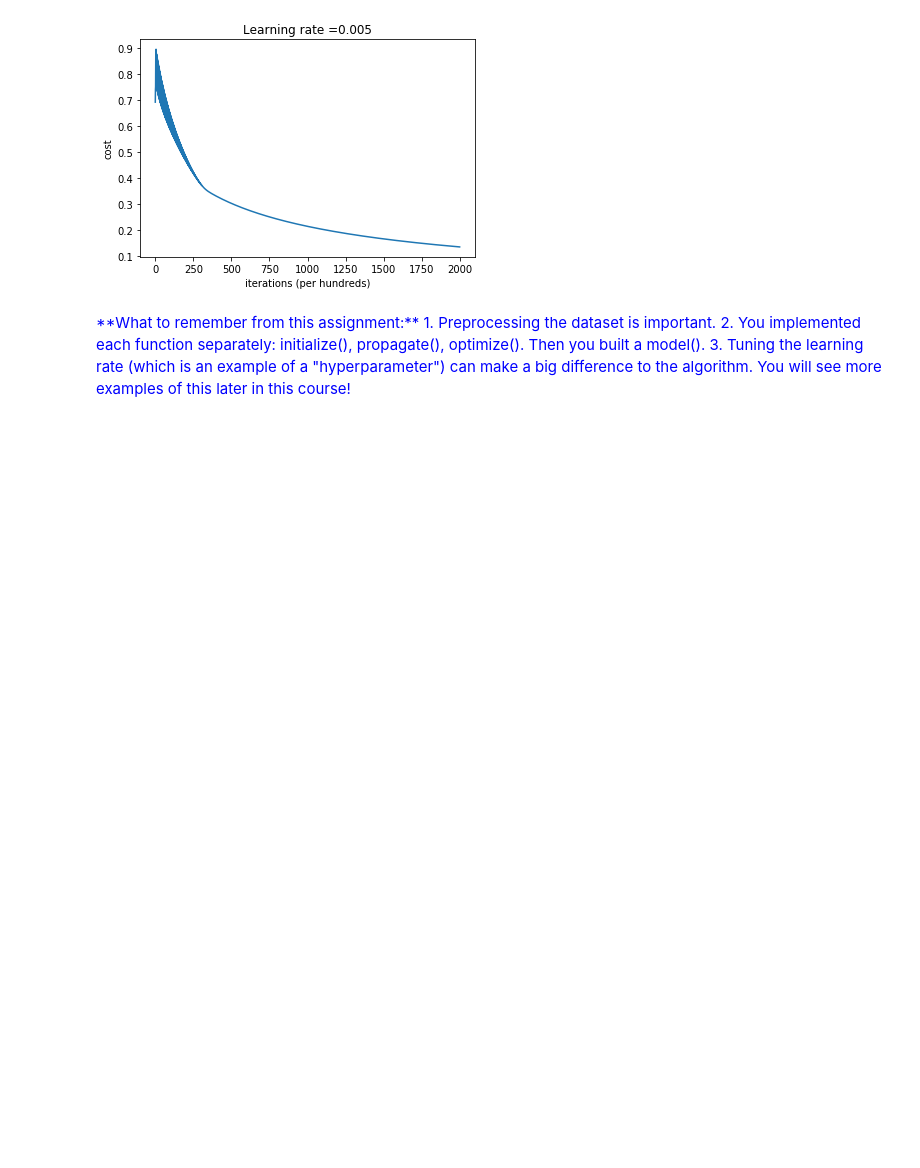
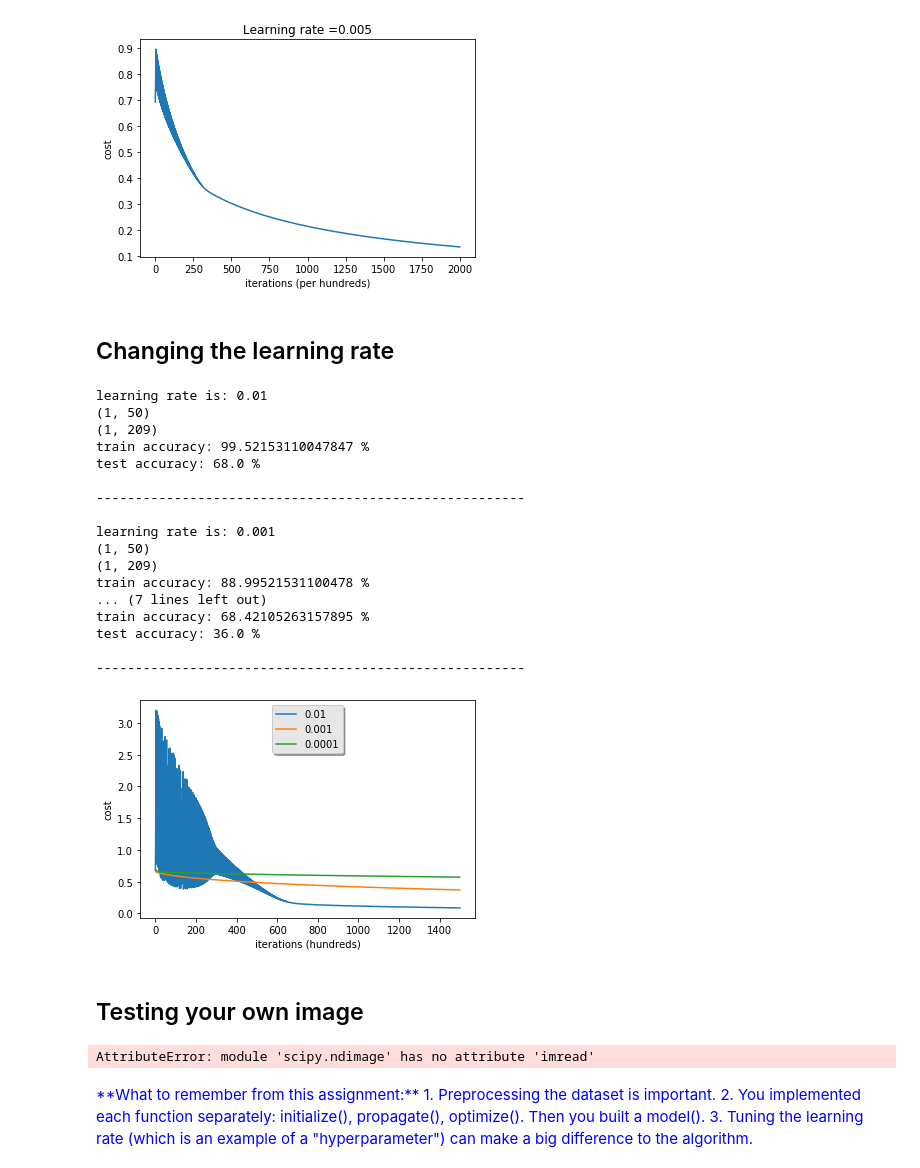
Before and after one commit to asokkumarb/machine-learning, a Jupyter notebook: 1_LR_NN/Log_Reg_NN.ipynb, the cells around one changed output. Drawn from its saved outputs; the diff is of its cells as text; code cells hidden in the pictures; blank space fills up the shorter version.

```diff
--- a/1_LR_NN/Log_Reg_NN.ipynb
+++ b/1_LR_NN/Log_Reg_NN.ipynb
@@ -497,9 +497,63 @@ plt.title("Learning rate =" + str(d["learning_rate"]))
 plt.show()
 # %% [output]
 [figure]
+# %% [markdown]
+## Changing the learning rate
+# %%
+learning_rates = [0.01, 0.001, 0.0001]
+models = {}
+for i in learning_rates:
+    print ("learning rate is: " + str(i))
+    models[str(i)] = model(train_set_x, train_set_y, test_set_x, test_set_y, num_iterations = 1500, learning_rate = i, print_cost = False)
+    print ('\n' + "-------------------------------------------------------" + '\n')
+
+for i in learning_rates:
+    plt.plot(np.squeeze(models[str(i)]["costs"]), label= str(models[str(i)]["learning_rate"]))
+
+plt.ylabel('cost')
+plt.xlabel('iterations (hundreds)')
+
+legend = plt.legend(loc='upper center', shadow=True)
+frame = legend.get_frame()
+frame.set_facecolor('0.90')
+plt.show()
+# %% [output]
+learning rate is: 0.01
+(1, 50)
+(1, 209)
+train accuracy: 99.52153110047847 %
+test accuracy: 68.0 %
+
+-------------------------------------------------------
+
+learning rate is: 0.001
+(1, 50)
+(1, 209)
+train accuracy: 88.99521531100478 %
+... (7 lines left out)
+train accuracy: 68.42105263157895 %
+test accuracy: 36.0 %
+
+-------------------------------------------------------
+[figure, added]
+# %% [markdown]
+## Testing your own image
+# %%
+my_image = "my_image.jpg"   # change this to the name of your image file
+
+# We preprocess the image to fit your algorithm.
+fname = "images/" + my_image
+image = np.array(ndimage.imread(fname, flatten=False))
+my_image = scipy.misc.imresize(image, size=(num_px,num_px)).reshape((1, num_px*num_px*3)).T
+my_predicted_image = predict(d["w"], d["b"], my_image)
+
+plt.imshow(image)
+print("y = " + str(np.squeeze(my_predicted_image)) + ", your algorithm predicts a \"" + classes[int(np.squeeze(my_predicted_image)),].decode("utf-8") +  "\" picture.")
+# %% [output]
+AttributeError: module 'scipy.ndimage' has no attribute 'imread'
 # %% [markdown]
 <font color='blue'>
 **What to remember from this assignment:**
 1. Preprocessing the dataset is important.
 2. You implemented each function separately: initialize(), propagate(), optimize(). Then you built a model().
-3. Tuning the learning rate (which is an example of a "hyperparameter") can make a big difference to the algorithm. You will see more examples of this later in this course!
+3. Tuning the learning rate (which is an example of a "hyperparameter") can make a big difference to the algorithm.
```
